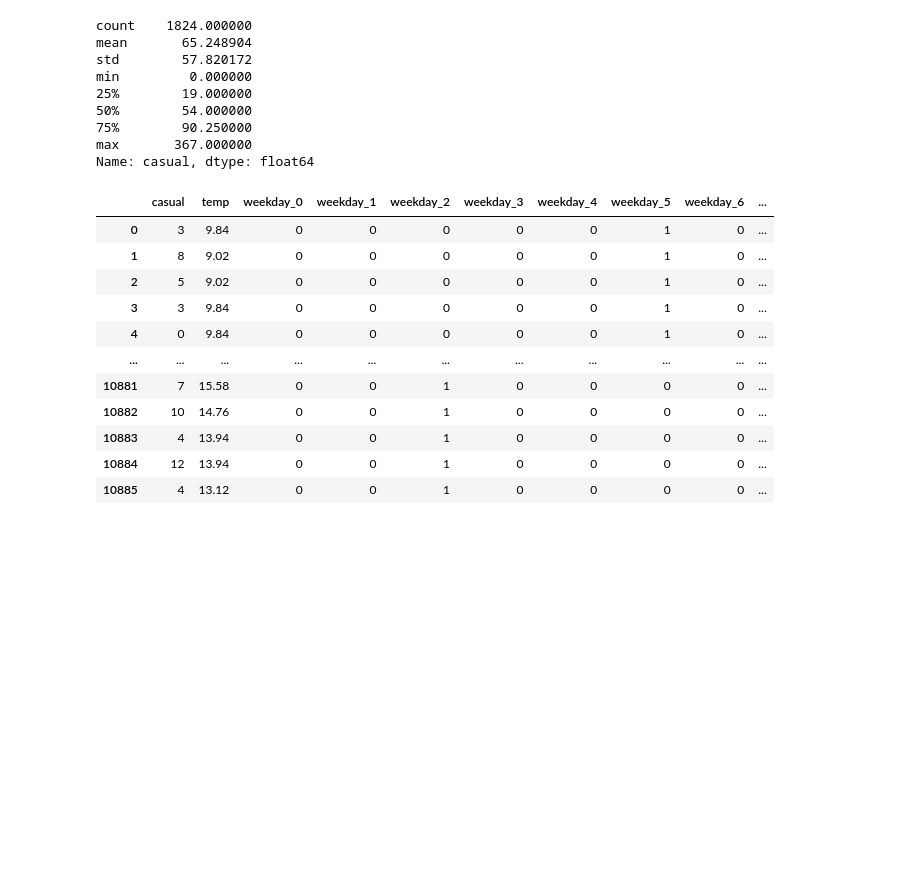
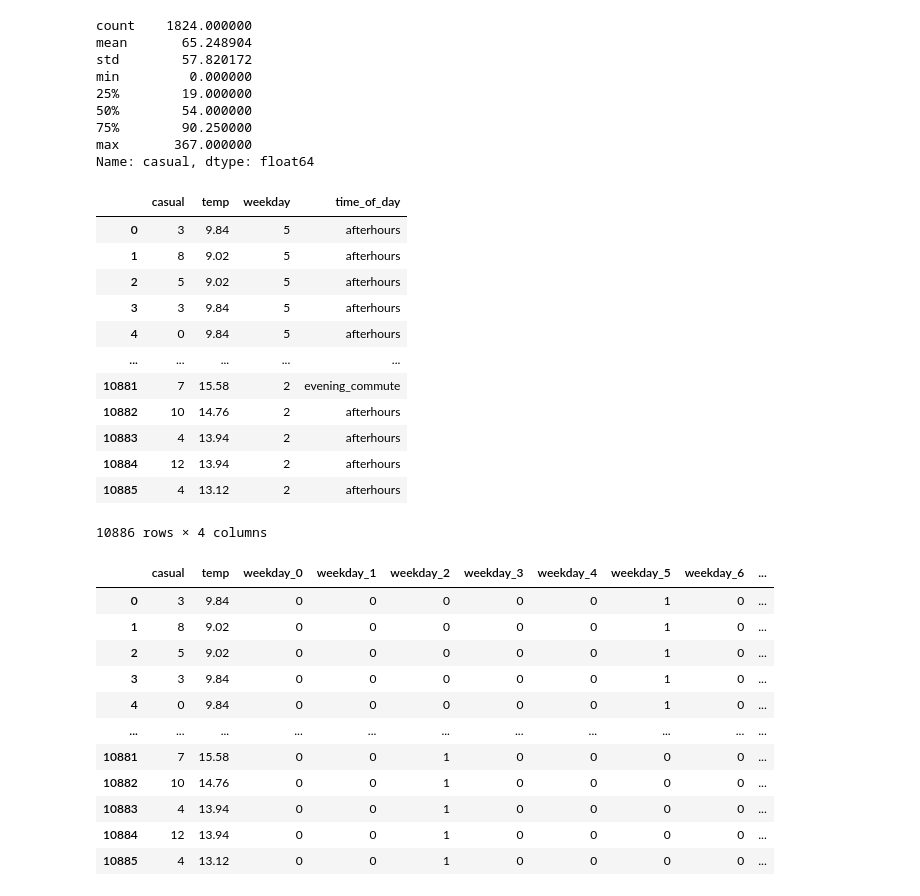
Before and after one commit to qmdismnp/Schulich_DS_MBAN, a Jupyter notebook: class 8.ipynb, the cells around one changed output. Drawn from its saved outputs; the diff is of its cells as text; code cells hidden in the pictures; blank space fills up the shorter version.

```diff
--- a/class 8.ipynb
+++ b/class 8.ipynb
@@ -276,6 +287,22 @@ min         0.000000
 75%        90.250000
 max       367.000000
 Name: casual, dtype: float64
+# %%
+bikes[['casual','temp','weekday','time_of_day']]
+# %% [output]
+|  | casual | temp | weekday | time_of_day |
+| 0 | 3 | 9.84 | 5 | afterhours |
+| 1 | 8 | 9.02 | 5 | afterhours |
+| 2 | 5 | 9.02 | 5 | afterhours |
+| 3 | 3 | 9.84 | 5 | afterhours |
+| 4 | 0 | 9.84 | 5 | afterhours |
+| ... | ... | ... | ... | ... |
+| 10881 | 7 | 15.58 | 2 | evening_commute |
+| 10882 | 10 | 14.76 | 2 | afterhours |
+| 10883 | 4 | 13.94 | 2 | afterhours |
+| 10884 | 12 | 13.94 | 2 | afterhours |
+| 10885 | 4 | 13.12 | 2 | afterhours |
+10886 rows × 4 columns
 # %%
 #temp, weekday, time_of_day
 #for categories, they need to be converted into dummy variables
```
Also changed, not shown: parts of 9 cells of this notebook, 3 other files.
